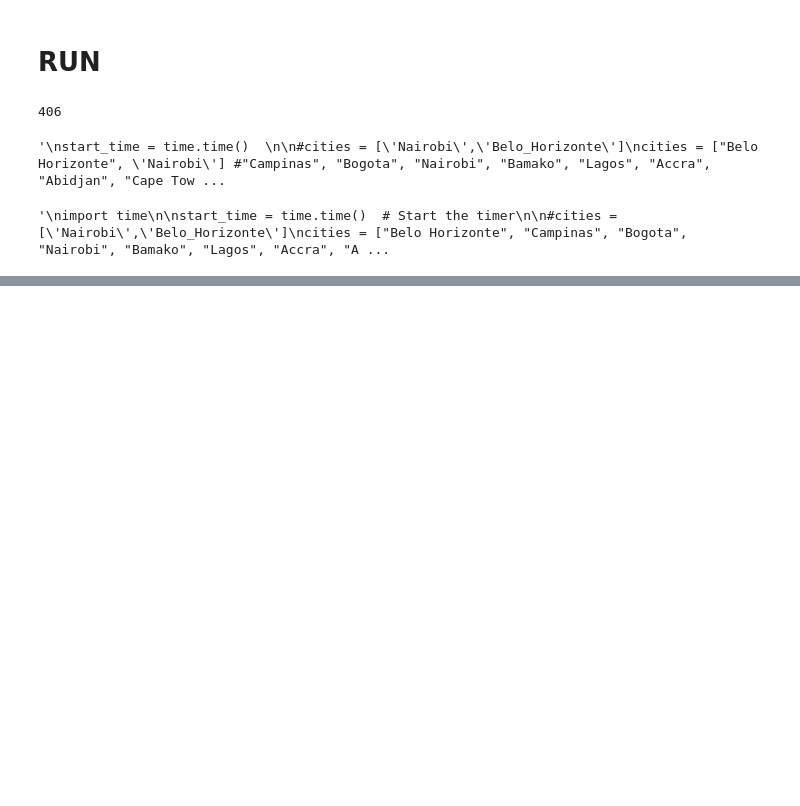
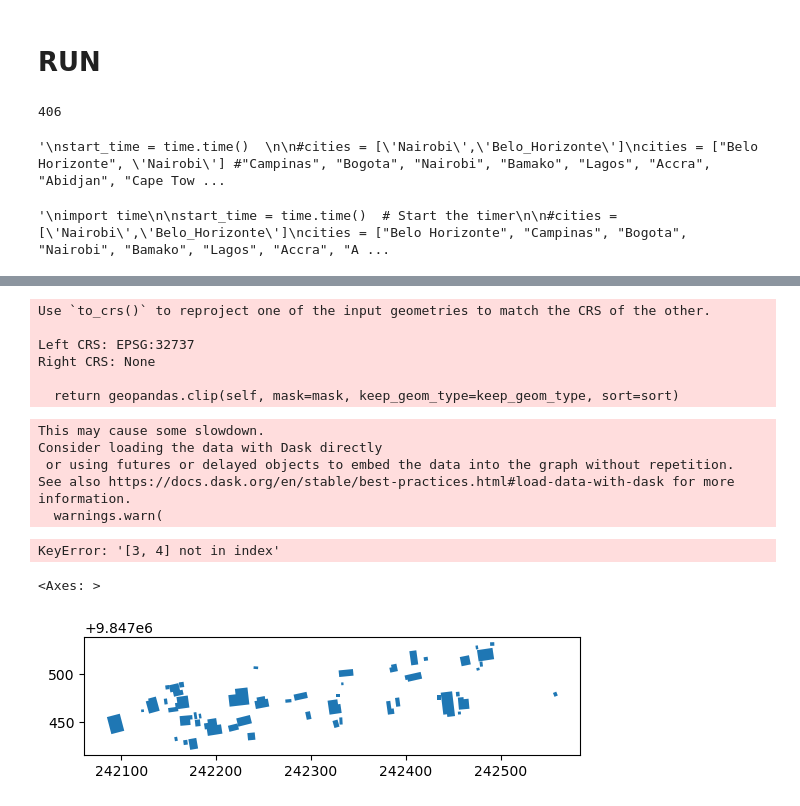
Before and after one commit to sarangof/identifyingLandSubdivisions, a Jupyter notebook: block_calculations_groupby.ipynb, the cells around one changed output, grey strips where cells are left out. Drawn from its saved outputs; the diff is of its cells as text; code cells hidden in the pictures; blank space fills up the shorter version.

```diff
--- a/block_calculations_groupby.ipynb
+++ b/block_calculations_groupby.ipynb
@@ -874,0 +875,26 @@ KeyError: "Column(s) ['weighted_m8'] do not exist"
+# %%
+buildings_blocks_df['clipped_geometry'] = buildings_blocks_df.geometry.clip(buffers)
+# %% [output]
+Use `to_crs()` to reproject one of the input geometries to match the CRS of the other.
+
+Left CRS: EPSG:32737
+Right CRS: None
+
+  return geopandas.clip(self, mask=mask, keep_geom_type=keep_geom_type, sort=sort)
+# %%
+buildings_blocks_df = buildings_blocks.compute()
+# %% [output]
+This may cause some slowdown.
+Consider loading the data with Dask directly
+ or using futures or delayed objects to embed the data into the graph without repetition.
+See also https://docs.dask.org/en/stable/best-practices.html#load-data-with-dask for more information.
+  warnings.warn(
+# %%
+total_building_area_df.loc[[2,5,3,4]]
+# %% [output]
+KeyError: '[3, 4] not in index'
+# %%
+buildings_within_df[buildings_within_df.block_id_right==11591].plot()
+# %% [output]
+<Axes: >
+[figure, added]
```
Also changed, not shown: parts of 21 cells of this notebook.
